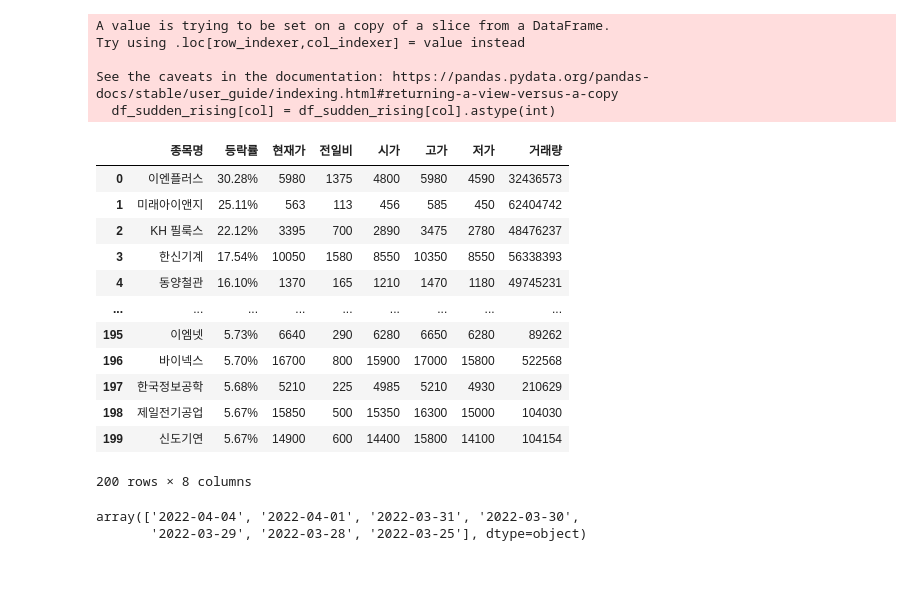
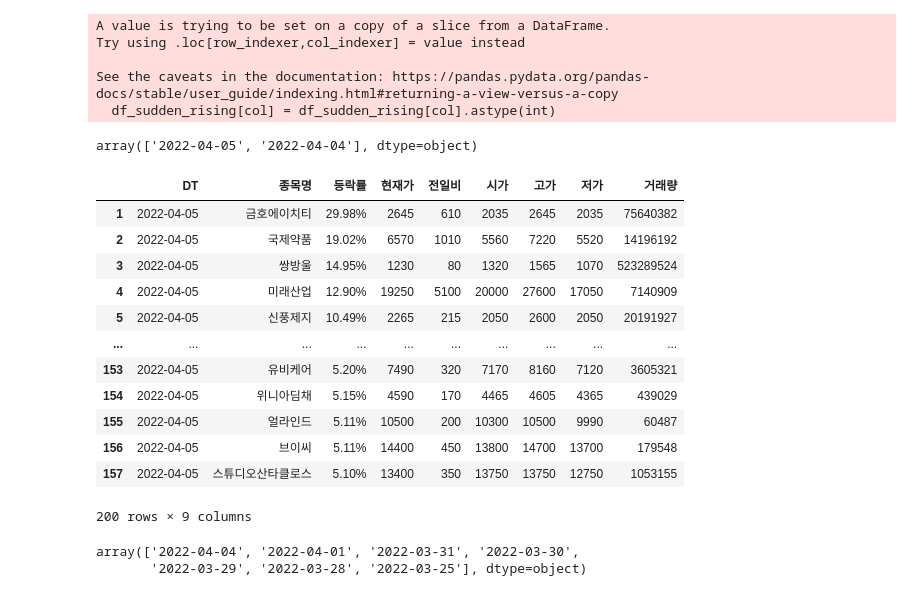
Before and after one commit to etlers/quant, a Jupyter notebook: sudden_rising/sudden_rising.ipynb, the cells around one changed output. Drawn from its saved outputs; the diff is of its cells as text; code cells hidden in the pictures.

```diff
--- a/sudden_rising/sudden_rising.ipynb
+++ b/sudden_rising/sudden_rising.ipynb
@@ -25,32 +25,41 @@ def get_sudden_rising_df(idx):
     return df_sudden_rising[list_columns]
 # %%
 df_sudden_rising = pd.concat([get_sudden_rising_df(0), get_sudden_rising_df(1)])
+df_sudden_rising["DT"] = dt = datetime.datetime.now().strftime("%Y-%m-%d")
+df_sudden_rising = df_sudden_rising[["DT", "종목명", "등락률", "현재가", "전일비", "시가", "고가", "저가", "거래량"]]
 
-df_sudden_rising.to_csv("sudden_rising.csv", encoding="utf-8-sig", index=False)
+df_pre = pd.read_csv("sudden_rising.csv", encoding="utf-8-sig")
+
+df_result = pd.concat([df_sudden_rising, df_pre])
+
+df_result.to_csv("sudden_rising.csv", encoding="utf-8-sig", index=False)
+
+df_result["DT"].unique()
 # %% [output]
 A value is trying to be set on a copy of a slice from a DataFrame.
 Try using .loc[row_indexer,col_indexer] = value instead
 
 See the caveats in the documentation: https://pandas.pydata.org/pandas-docs/stable/user_guide/indexing.html#returning-a-view-versus-a-copy
   df_sudden_rising[col] = df_sudden_rising[col].astype(int)
+array(['2022-04-05', '2022-04-04'], dtype=object)
 # %%
 # Load previous data
-df_sudden_rising = pd.read_csv("sudden_rising.csv", encoding="utf-8-sig")
+# df_sudden_rising = pd.read_csv("sudden_rising.csv", encoding="utf-8-sig")
 df_sudden_rising
 # %% [output]
-|  | 종목명 | 등락률 | 현재가 | 전일비 | 시가 | 고가 | 저가 | 거래량 |
-| 0 | 이엔플러스 | 30.28% | 5980 | 1375 | 4800 | 5980 | 4590 | 32436573 |
-| 1 | 미래아이앤지 | 25.11% | 563 | 113 | 456 | 585 | 450 | 62404742 |
-| 2 | KH 필룩스 | 22.12% | 3395 | 700 | 2890 | 3475 | 2780 | 48476237 |
-| 3 | 한신기계 | 17.54% | 10050 | 1580 | 8550 | 10350 | 8550 | 56338393 |
-| 4 | 동양철관 | 16.10% | 1370 | 165 | 1210 | 1470 | 1180 | 49745231 |
-| ... | ... | ... | ... | ... | ... | ... | ... | ... |
-| 195 | 이엠넷 | 5.73% | 6640 | 290 | 6280 | 6650 | 6280 | 89262 |
-| 196 | 바이넥스 | 5.70% | 16700 | 800 | 15900 | 17000 | 15800 | 522568 |
-| 197 | 한국정보공학 | 5.68% | 5210 | 225 | 4985 | 5210 | 4930 | 210629 |
-| 198 | 제일전기공업 | 5.67% | 15850 | 500 | 15350 | 16300 | 15000 | 104030 |
-| 199 | 신도기연 | 5.67% | 14900 | 600 | 14400 | 15800 | 14100 | 104154 |
+|  | DT | 종목명 | 등락률 | 현재가 | 전일비 | 시가 | 고가 | 저가 | 거래량 |
+| 1 | 2022-04-05 | 금호에이치티 | 29.98% | 2645 | 610 | 2035 | 2645 | 2035 | 75640382 |
+| 2 | 2022-04-05 | 국제약품 | 19.02% | 6570 | 1010 | 5560 | 7220 | 5520 | 14196192 |
+| 3 | 2022-04-05 | 쌍방울 | 14.95% | 1230 | 80 | 1320 | 1565 | 1070 | 523289524 |
+| 4 | 2022-04-05 | 미래산업 | 12.90% | 19250 | 5100 | 20000 | 27600 | 17050 | 7140909 |
+| 5 | 2022-04-05 | 신풍제지 | 10.49% | 2265 | 215 | 2050 | 2600 | 2050 | 20191927 |
+| ... | ... | ... | ... | ... | ... | ... | ... | ... | ... |
+| 153 | 2022-04-05 | 유비케어 | 5.20% | 7490 | 320 | 7170 | 8160 | 7120 | 3605321 |
+| 154 | 2022-04-05 | 위니아딤채 | 5.15% | 4590 | 170 | 4465 | 4605 | 4365 | 439029 |
+| 155 | 2022-04-05 | 얼라인드 | 5.11% | 10500 | 200 | 10300 | 10500 | 9990 | 60487 |
+| 156 | 2022-04-05 | 브이씨 | 5.11% | 14400 | 450 | 13800 | 14700 | 13700 | 179548 |
+| 157 | 2022-04-05 | 스튜디오산타클로스 | 5.10% | 13400 | 350 | 13750 | 13750 | 12750 | 1053155 |
-200 rows × 8 columns
+200 rows × 9 columns
 # %%
 # 최근 행방
 df_day_summary = pd.read_csv("../bs_analysis/day_summary.csv", encoding="utf-8-sig")
```
Also changed, not shown: parts of 3 cells of this notebook, 7 other files.
